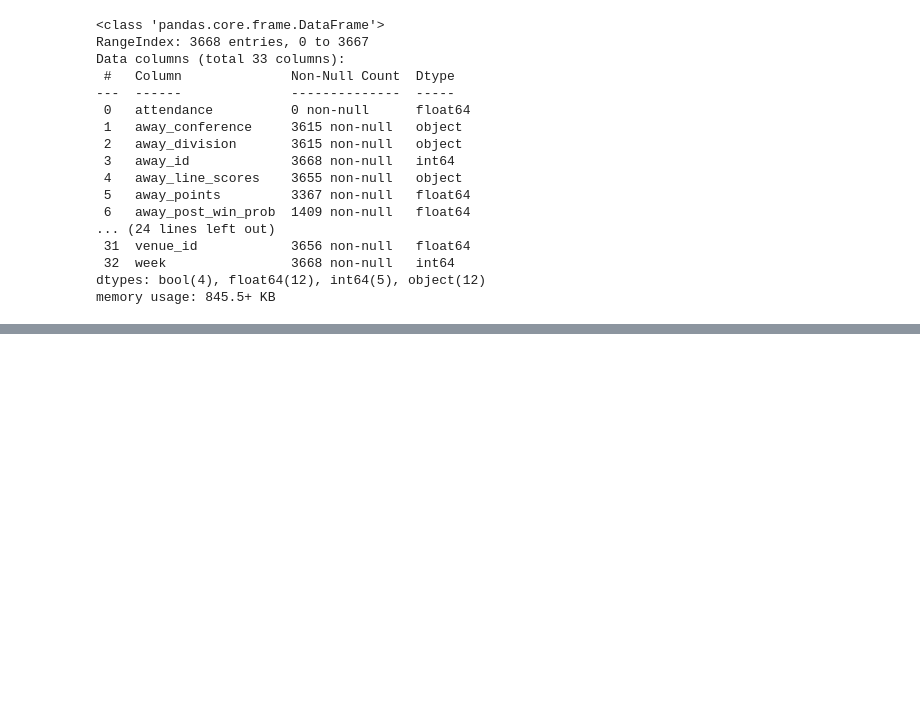
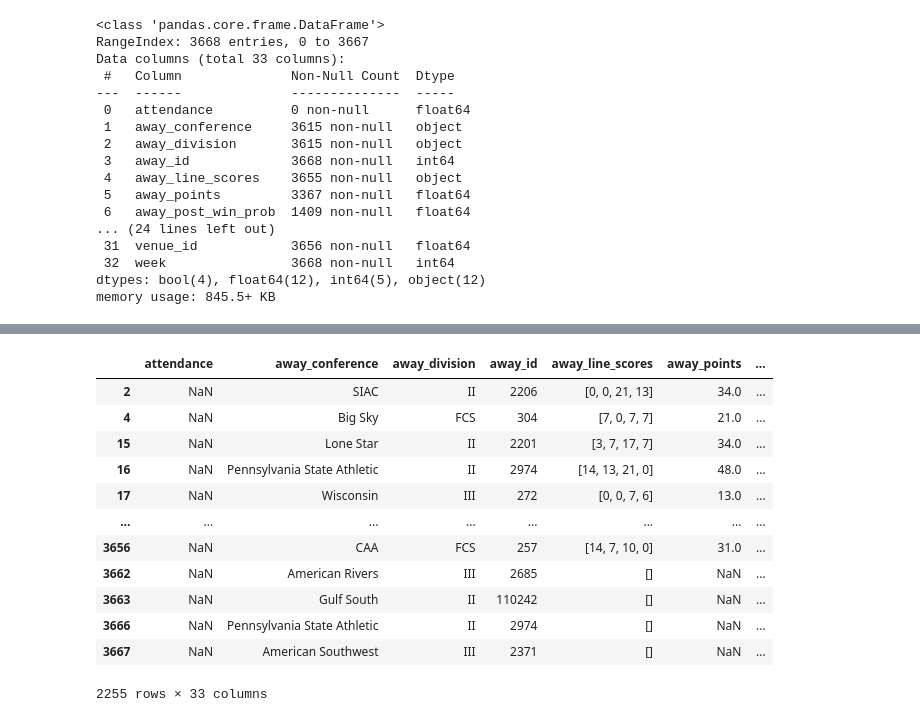
Before and after one commit to wjurden/college-football-project, a Jupyter notebook: code/eda/excitment_eda.ipynb, the cells around one changed output, grey strips where cells are left out. Cells and saved outputs as stored; diff of their text form; code cells hidden in the pictures; blank space fills up the shorter version.

```diff
--- a/code/eda/excitment_eda.ipynb
+++ b/code/eda/excitment_eda.ipynb
@@ -29,0 +60,17 @@ memory usage: 845.5+ KB
+# %%
+# Null data
+df[df.excitement_index.isnull()]
+# %% [output]
+|  | attendance | away_conference | away_division | away_id | away_line_scores | away_points | ... |
+| 2 | NaN | SIAC | II | 2206 | [0, 0, 21, 13] | 34.0 | ... |
+| 4 | NaN | Big Sky | FCS | 304 | [7, 0, 7, 7] | 21.0 | ... |
+| 15 | NaN | Lone Star | II | 2201 | [3, 7, 17, 7] | 34.0 | ... |
+| 16 | NaN | Pennsylvania State Athletic | II | 2974 | [14, 13, 21, 0] | 48.0 | ... |
+| 17 | NaN | Wisconsin | III | 272 | [0, 0, 7, 6] | 13.0 | ... |
+| ... | ... | ... | ... | ... | ... | ... | ... |
+| 3656 | NaN | CAA | FCS | 257 | [14, 7, 10, 0] | 31.0 | ... |
+| 3662 | NaN | American Rivers | III | 2685 | [] | NaN | ... |
+| 3663 | NaN | Gulf South | II | 110242 | [] | NaN | ... |
+| 3666 | NaN | Pennsylvania State Athletic | II | 2974 | [] | NaN | ... |
+| 3667 | NaN | American Southwest | III | 2371 | [] | NaN | ... |
+2255 rows × 33 columns
```
Also changed, not shown: parts of 11 cells of this notebook.
